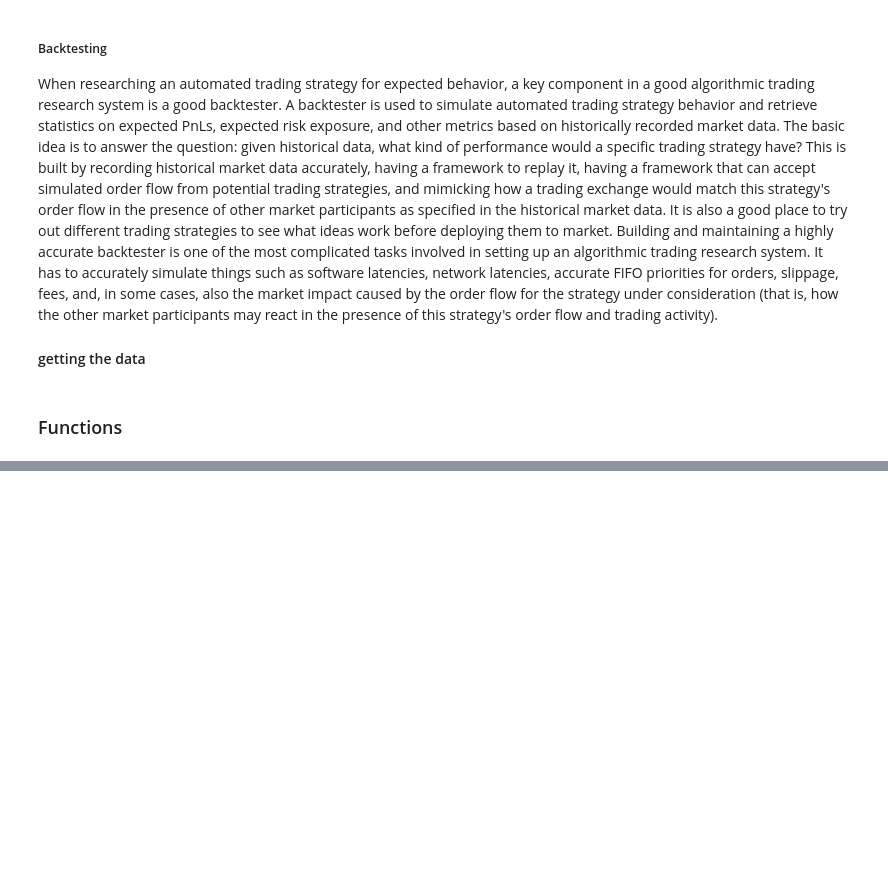
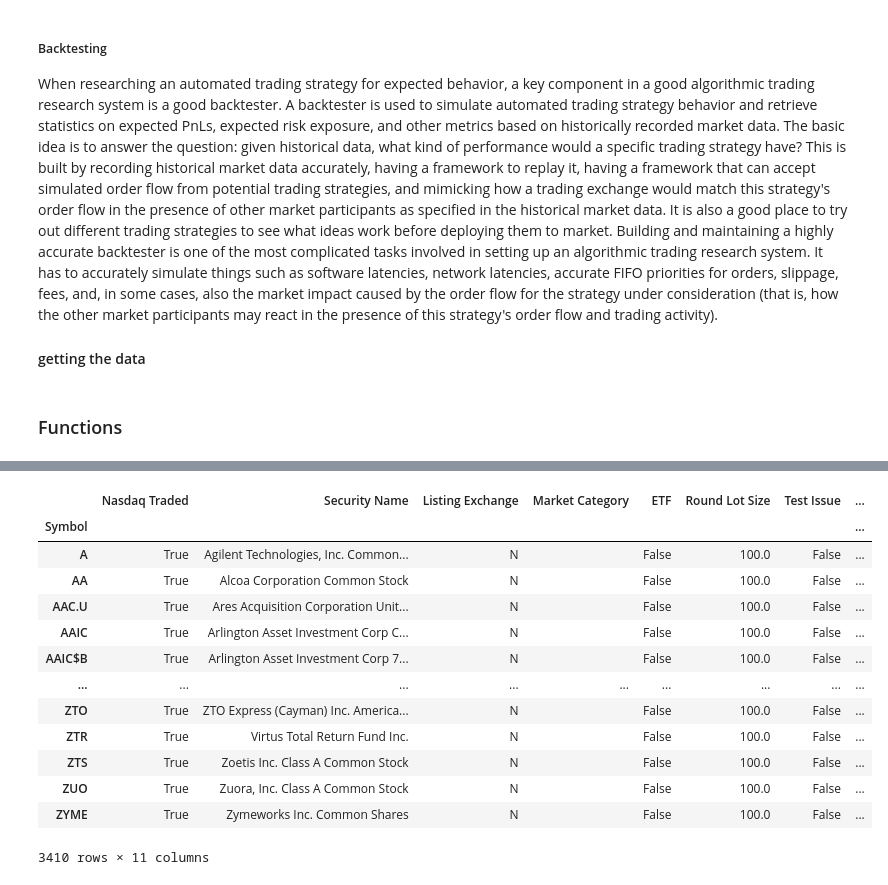
Before and after one commit to jtviegas/nihao, a Jupyter notebook: notebook/learn_algorithmic_trading.ipynb, the cells around one changed output, grey strips where cells are left out. Saved outputs shown, nothing was run; the diff lists cells and outputs as text; code cells hidden in the pictures; blank space fills up the shorter version.

```diff
--- a/notebook/learn_algorithmic_trading.ipynb
+++ b/notebook/learn_algorithmic_trading.ipynb
@@ -172,0 +292,21 @@ signal_analysis('QCLN','2008-01-01', create_signal_simplest_trend)
+# %%
+s = data.get_nasdaq_symbols()
+# %%
+nasdaq_symbols = s[(s['Listing Exchange']=='N') & (~s['Financial Status'].isin(['D', 'E', 'Q', 'G', 'H', 'J', 'K'])) & (s['Test Issue']==False) ]
+# %%
+nasdaq_symbols
+# %% [output]
+|  | Nasdaq Traded | Security Name | Listing Exchange | Market Category | ETF | Round Lot Size | Test Issue | ... |
+| Symbol |  |  |  |  |  |  |  | ... |
+| A | True | Agilent Technologies, Inc. Common... | N |  | False | 100.0 | False | ... |
+| AA | True | Alcoa Corporation Common Stock | N |  | False | 100.0 | False | ... |
+| AAC.U | True | Ares Acquisition Corporation Unit... | N |  | False | 100.0 | False | ... |
+| AAIC | True | Arlington Asset Investment Corp C... | N |  | False | 100.0 | False | ... |
+| AAIC$B | True | Arlington Asset Investment Corp 7... | N |  | False | 100.0 | False | ... |
+| ... | ... | ... | ... | ... | ... | ... | ... | ... |
+| ZTO | True | ZTO Express (Cayman) Inc. America... | N |  | False | 100.0 | False | ... |
+| ZTR | True | Virtus Total Return Fund Inc. | N |  | False | 100.0 | False | ... |
+| ZTS | True | Zoetis Inc. Class A Common Stock | N |  | False | 100.0 | False | ... |
+| ZUO | True | Zuora, Inc. Class A Common Stock | N |  | False | 100.0 | False | ... |
+| ZYME | True | Zymeworks Inc. Common Shares | N |  | False | 100.0 | False | ... |
+3410 rows × 11 columns
```
Also changed, not shown: parts of 6 cells of this notebook.
